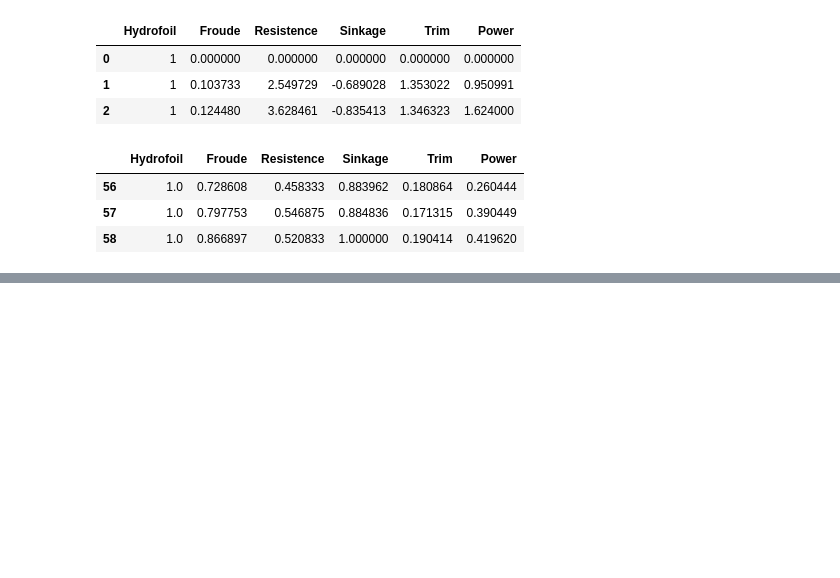
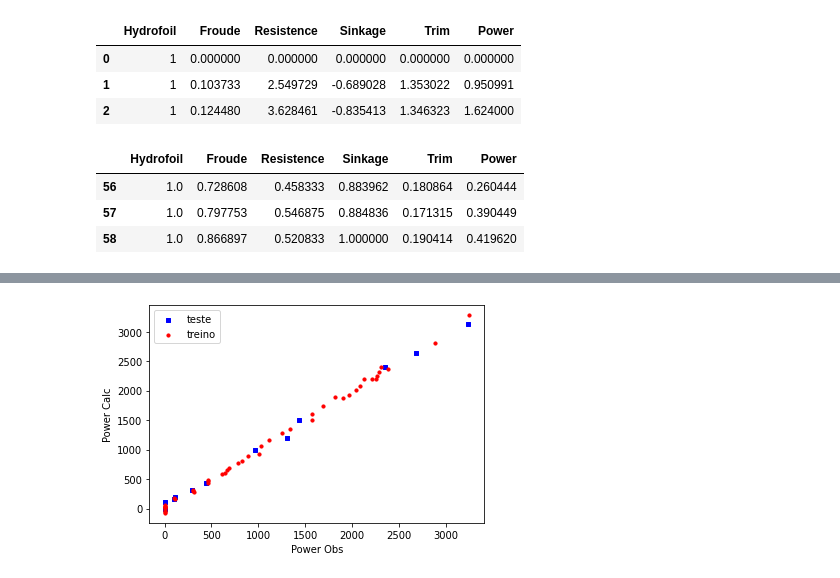
Before and after one commit to ucfilho/ANN_2021_01, a Jupyter notebook: ANN_Hydrofoil_abril_07_2021.ipynb, the cells around one changed output, grey strips where cells are left out. Cells and saved outputs as stored; diff of their text form; code cells hidden in the pictures; blank space fills up the shorter version.

```diff
--- a/ANN_Hydrofoil_abril_07_2021.ipynb
+++ b/ANN_Hydrofoil_abril_07_2021.ipynb
@@ -130,3 +123,3 @@ clf = MLPRegressor(solver='lbfgs',activation='tanh',alpha=1e-5,hidden_layer_size
 # %%
 # treina a rede neural
-clf.fit(x_train, y_train)
+model.fit(x_train, y_train)
@@ -133,7 +135,7 @@ clf.fit(x_train, y_train)
 # %%
 # usa a rede neural treina em calculos para treino e teste
-y_calc_train=clf.predict(x_train)
-y_calc_test=clf.predict(x_test)
+y_calc_train=model.predict(x_train)
+y_calc_test=model.predict(x_test)
 # %%
 # transforma a saida da rede em dataframe
 y_calc_train=pd.DataFrame(y_calc_train)
@@ -155,25 +177,27 @@ test=Original(y_test,Y_OLD)
 # escolhe uma das resposta para fazer o grafico (resistencia-treino)
 resist_obs_train=[]
 resist_calc_train=[]
-resist_calc_train=y_calc_train['Resistence'].copy()
-resist_obs_train=train['Resistence'].copy()
+resist_calc_train=y_calc_train['Power'].copy()
+resist_obs_train=train['Power'].copy()
 # %%
 # escolhe uma das resposta para fazer o grafico (resistencia-teste)
 resist_obs_test=[]
 resist_calc_test=[]
-resist_calc_test=y_calc_test['Resistence'].copy()
-resist_obs_test=test['Resistence'].copy()
+resist_calc_test=y_calc_test['Power'].copy()
+resist_obs_test=test['Power'].copy()
 # %%
 # expressa os dois dados em figura
 fig = plt.figure()
 ax1 = fig.add_subplot(111)
 
 ax1.scatter(resist_obs_test,resist_calc_test, s=10, c='b', marker="s", label='teste')
 ax1.scatter(resist_obs_train,resist_calc_train, s=10, c='r', marker="o", label='treino')
 plt.legend(loc='upper left')
-plt.ylabel('Resist Calc')
-plt.xlabel('Resist Obs')
+plt.ylabel('Power Calc')
+plt.xlabel('Power Obs')
 plt.show()
+# %% [output]
+[figure, added]
 # %%
 mse=mean_squared_error(resist_obs_test,resist_calc_test)
 print("MSE teste=",mse)
```
Also changed, not shown: parts of 11 cells of this notebook.
